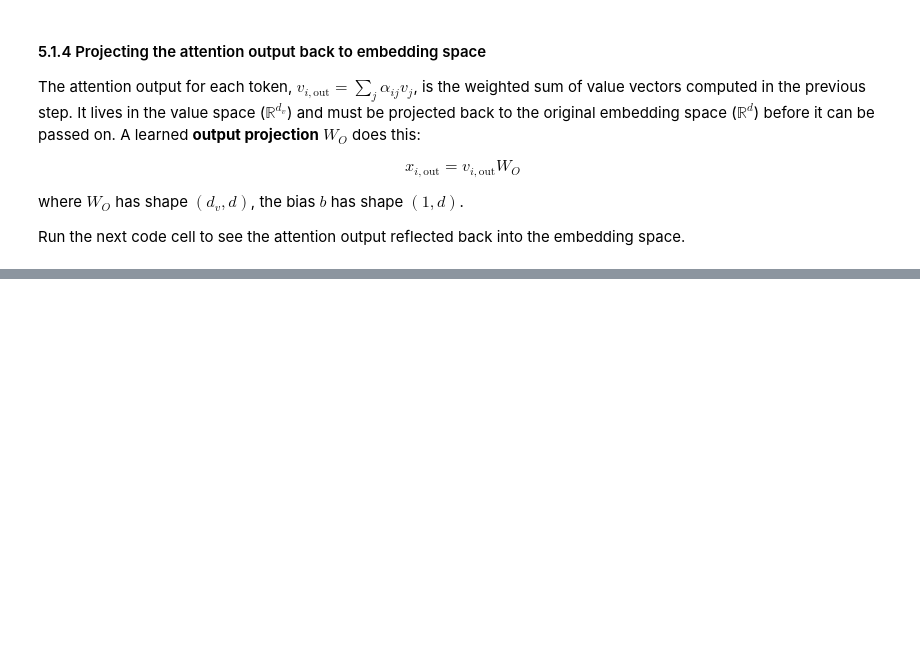
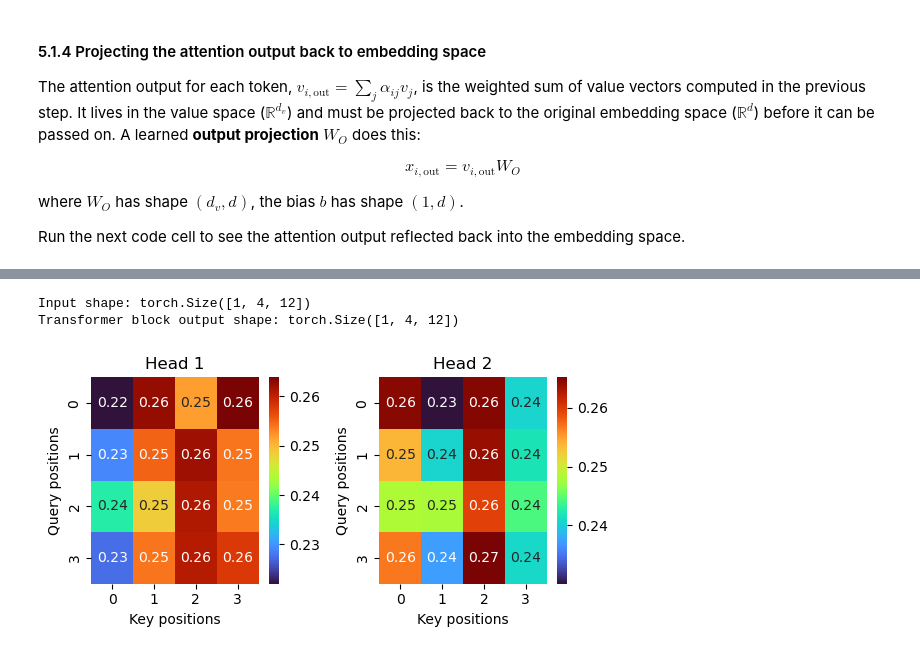
Before and after one commit to cryoTUD/ai4nanobiology, a Jupyter notebook: week_5/2_protein_language_models.ipynb, the cells around one changed output, grey strips where cells are left out. Drawn from its saved outputs; the diff is of its cells as text; code cells hidden in the pictures; blank space fills up the shorter version.

```diff
--- a/week_5/2_protein_language_models.ipynb
+++ b/week_5/2_protein_language_models.ipynb
@@ -256,0 +331,27 @@ print(attention_weights.sum(axis=1))  # Should be close to 1 for each row
+# %%
+transformer_block = TransformerBlock(
+    n_heads=2,
+    d_input=d_input,
+    d_model=d_model,
+    d_ff=4 * d_input
+)
+x = np.random.rand(batch_size, seq_length, d_input)
+x = torch.tensor(x, dtype=torch.float32)
+output, attention_weights = transformer_block(x, return_attention_weights=True)
+print(f"Input shape: {x.shape}")
+print(f"Transformer block output shape: {output.shape}")
+# %% [output]
+Input shape: torch.Size([1, 4, 12])
+Transformer block output shape: torch.Size([1, 4, 12])
+# %%
+attention_weights_numpy = attention_weights.detach().numpy()[0]  # (n_heads, seq_length, seq_length)
+fig, ax = plt.subplots(1, ncols=2, figsize=(6, 3))
+for i in range(attention_weights_numpy.shape[0]):
+    sns.heatmap(attention_weights_numpy[i], annot=True, cmap="turbo", ax=ax[i])
+    ax[i].set_xlabel("Key positions")
+    ax[i].set_ylabel("Query positions")
+    ax[i].set_title(f"Head {i+1}")
+
+fig.tight_layout()
+# %% [output]
+[figure, added]
```
Also changed, not shown: parts of 26 cells of this notebook, 1 other file.
